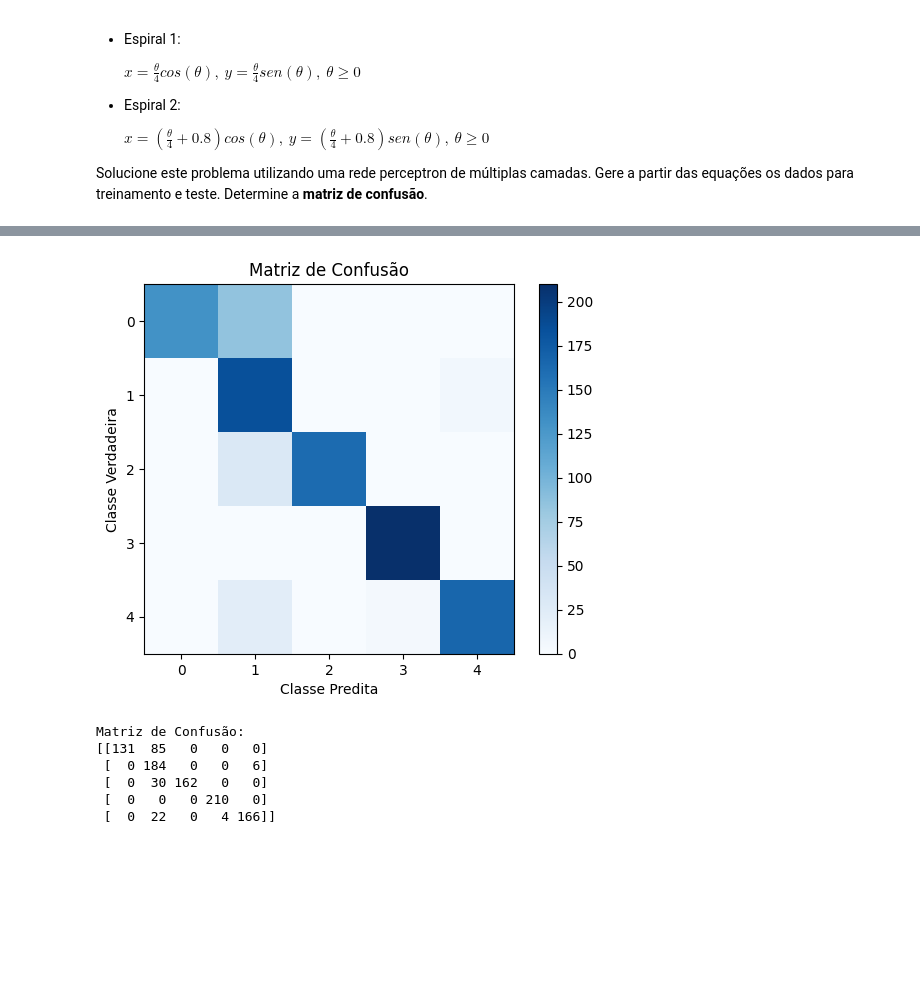
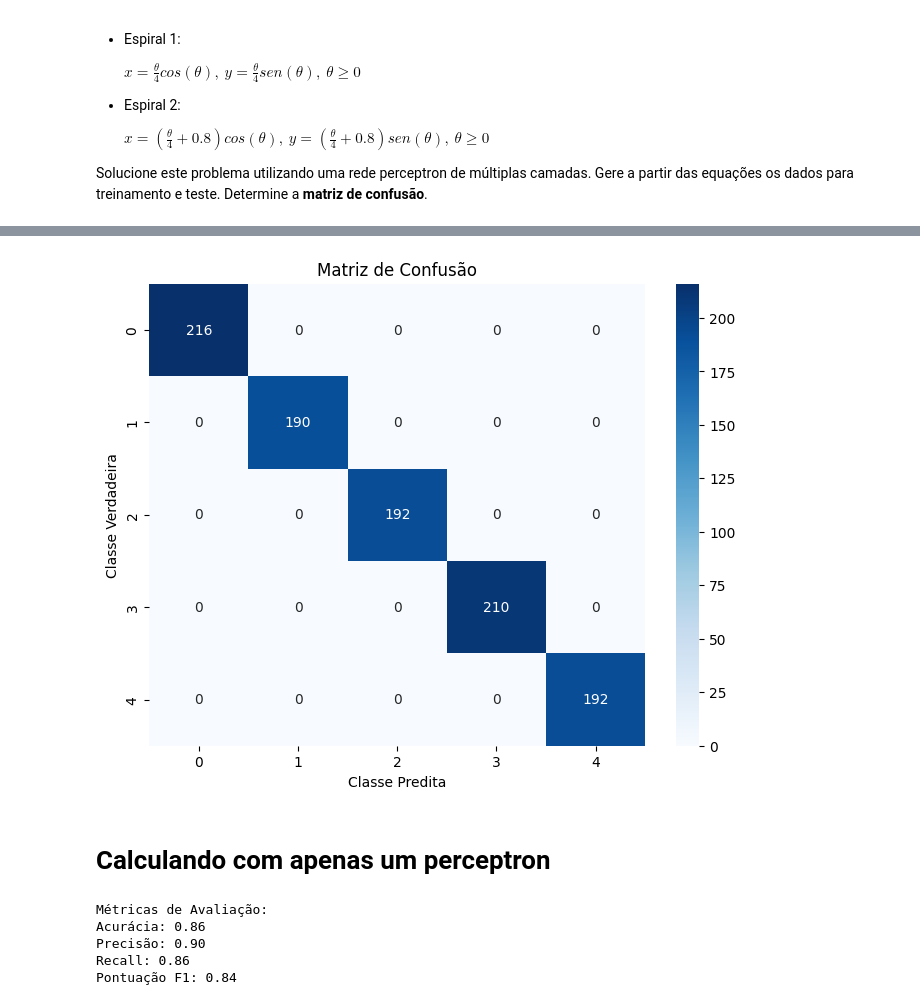
Before and after one commit to thiagotheiry05/Discicplinas-do-Mestrado, a Jupyter notebook: REDES NEURAIS E DEEP LEARNING/UNIDADE1/Questão9Lista1.ipynb, the cells around one changed output, grey strips where cells are left out. Drawn from its saved outputs; the diff is of its cells as text; code cells hidden in the pictures; blank space fills up the shorter version.

```diff
--- a/REDES NEURAIS E DEEP LEARNING/UNIDADE1/Questão9Lista1.ipynb
+++ b/REDES NEURAIS E DEEP LEARNING/UNIDADE1/Questão9Lista1.ipynb
@@ -18,13 +18,15 @@ import matplotlib.pyplot as plt
 # Função para gerar dados de treinamento
 def generate_data(n_samples):
     np.random.seed(0)
-    X = np.random.rand(n_samples, 2) * 10 - 5  # Gera valores aleatórios entre -5 e 5
-    y = 16 * X[:,0]**2 + X[:,0] * X[:,1] + 8 * X[:,1]**2 - X[:,0] - X[:,1] + np.log(1 + X[:,0]**2 + X[:,1]**2)
+    x1 = np.random.rand(n_samples) * 10 - 5
+    x2 = np.random.rand(n_samples) * 10 - 5
+    y = 16 * x1**2 + x1 * x2 + 8 * x2**2 - x1 - x2 + np.log(1 + x1**2 + x2**2)
+    X = np.column_stack((x1, x2))
     return X, y.reshape(-1, 1)
 
 # Gerando dados de treinamento
 X_train, y_train = generate_data(1000)
-X_val, y_val = generate_data(200)  # Dados de validação
+X_val, y_val = generate_data(200)
 
 # Definindo a arquitetura da rede
 model = tf.keras.Sequential([
@@ -36,5 +38,5 @@ model = tf.keras.Sequential([
 model.compile(optimizer='adam', loss='mean_squared_error')
 
 # Treinando o modelo e acompanhando o erro de validação
-history = model.fit(X_train, y_train, epochs=100, batch_size=32, verbose=1, validation_data=(X_val, y_val))
+history = model.fit(X_train, y_train, epochs=1000, batch_size=32, verbose=1, validation_data=(X_val, y_val))
 # %% [output]
@@ -94,8 +156,0 @@ from mlxtend.plotting        import plot_decision_regions
-# %%
-theta = np.linspace(0, 90, 10000)
-
-x0 = [t / 4 * np.cos(t) for t in theta]
-y0 = [t / 4 * np.sin(t) for t in theta]
-
-x1 = [(t / 4 + 0.8) * np.cos(t) for t in theta]
-y1 = [(t / 4 + 0.8) * np.sin(t) for t in theta]
@@ -222,9 +227,6 @@ import matplotlib.pyplot as plt
 from sklearn.model_selection import train_test_split
 from sklearn.metrics import confusion_matrix, accuracy_score, precision_score, recall_score, f1_score
 from sklearn.linear_model import Perceptron
-
-# Gerar dados
-# np.random.seed(0) se quiser repetir sempre os mesmos valores
 
 num_samples_per_class = 1000
 num_classes = 5
@@ -243,15 +245,13 @@ for i in range(num_classes):
 X = np.array(X)
 y = np.array(y)
 
-# Dividir os dados em conjunto de treinamento e validação
 X_train, X_val, y_train, y_val = train_test_split(X, y, test_size=0.2, random_state=42)
 
-# Treinar o Perceptron
-perceptron = Perceptron()
-perceptron.fit(X_train, y_train)
+mlp = MLPClassifier(hidden_layer_sizes=(50, 50), activation='relu', solver='adam', max_iter=1000, random_state=42)
+mlp.fit(X_train, y_train)
 
 # Fazer previsões no conjunto de validação
-y_pred = perceptron.predict(X_val)
+y_pred = mlp.predict(X_val)
 # %%
 # Calcular métricas de avaliação
 accuracy = accuracy_score(y_val, y_pred)
@@ -273,26 +273,15 @@ Pontuação F1: 0.86
 # %%
 # Calcular matriz de confusão
 conf_matrix = confusion_matrix(y_val, y_pred)
 
-
-# Plotar matriz de confusão
-plt.imshow(conf_matrix, interpolation='nearest', cmap=plt.cm.Blues)
+# Plotar matriz de confusão com seaborn
+plt.figure(figsize=(8, 6))
+sns.heatmap(conf_matrix, annot=True, fmt="d", cmap="Blues")
 plt.title('Matriz de Confusão')
-plt.colorbar()
-tick_marks = np.arange(num_classes)
-plt.xticks(tick_marks, range(num_classes))
-plt.yticks(tick_marks, range(num_classes))
 plt.xlabel('Classe Predita')
 plt.ylabel('Classe Verdadeira')
 plt.show()
-
-print("Matriz de Confusão:")
-print(conf_matrix)
 # %% [output]
-[figure, old version]
+[figure, new version]
-Matriz de Confusão:
-[[131  85   0   0   0]
- [  0 184   0   0   6]
- [  0  30 162   0   0]
- [  0   0   0 210   0]
- [  0  22   0   4 166]]
+# %% [markdown]
+# Calculando com apenas um perceptron
@@ -298,0 +314,18 @@ Matriz de Confusão:
+# %%
+# Calcular métricas de avaliação
+accuracy = accuracy_score(y_val, y_pred)
+precision = precision_score(y_val, y_pred, average='weighted')
+recall = recall_score(y_val, y_pred, average='weighted')
+f1 = f1_score(y_val, y_pred, average='weighted')
+
+print("\nMétricas de Avaliação:")
+print(f"Acurácia: {accuracy:.2f}")
+print(f"Precisão: {precision:.2f}")
+print(f"Recall: {recall:.2f}")
+print(f"Pontuação F1: {f1:.2f}")
+# %% [output]
+Métricas de Avaliação:
+Acurácia: 0.86
+Precisão: 0.90
+Recall: 0.86
+Pontuação F1: 0.84
```
Also changed, not shown: parts of 18 cells of this notebook.
